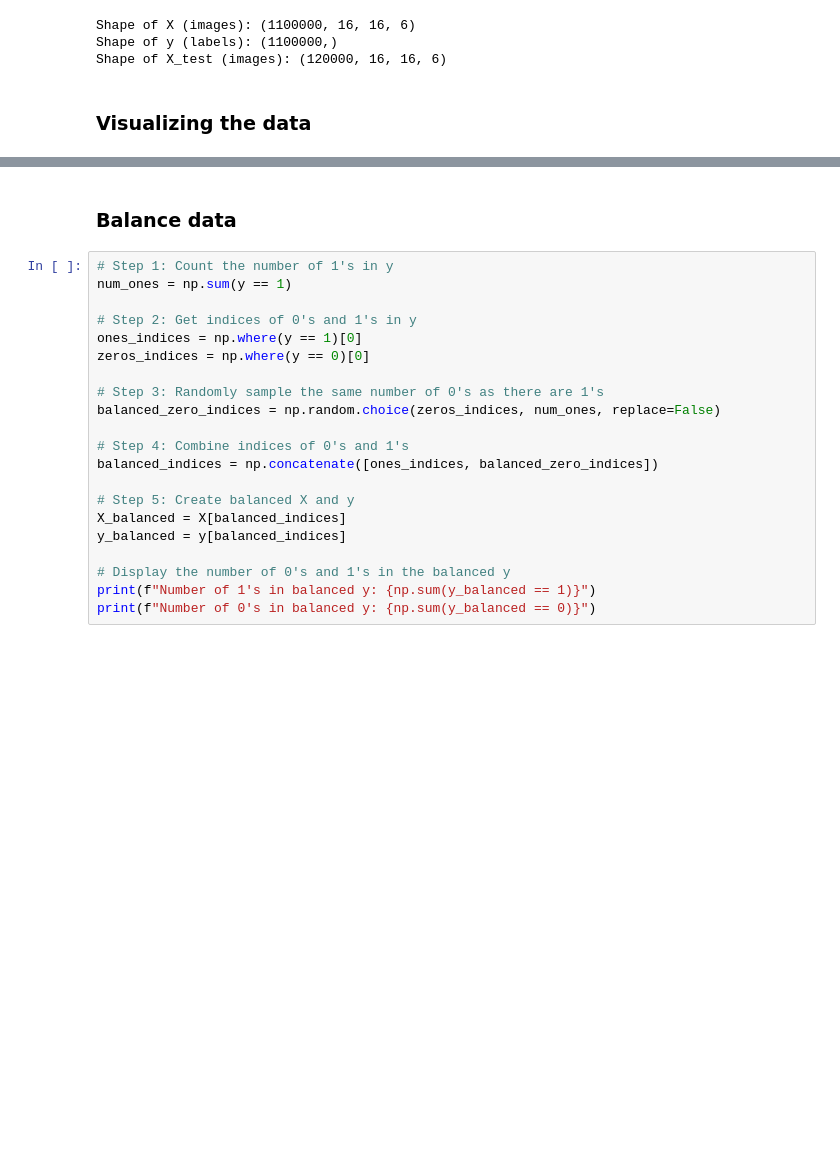
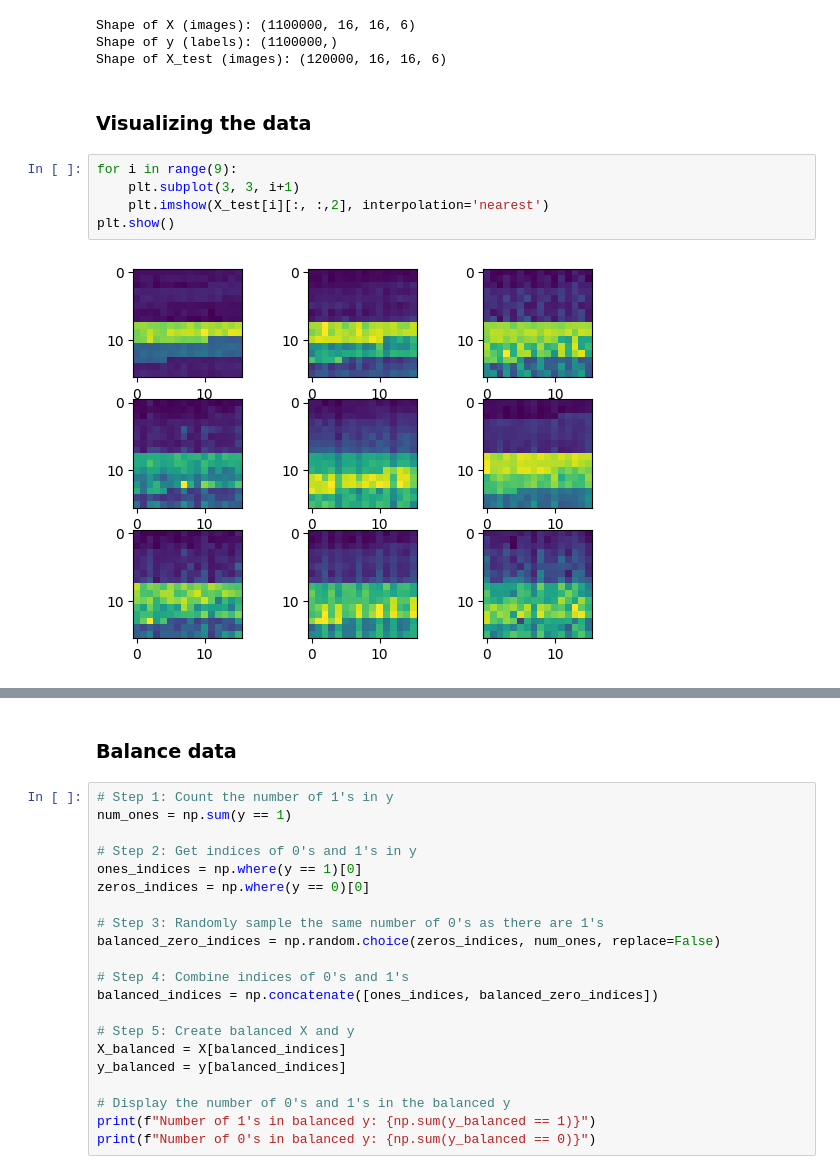
Before and after one commit to deathrider69/human-settlement-detection, a Jupyter notebook: gcim_challenge_baseline_models.ipynb, the cells around one changed output, grey strips where cells are left out. Cells and saved outputs as stored; diff of their text form; blank space fills up the shorter version.

```diff
--- a/gcim_challenge_baseline_models.ipynb
+++ b/gcim_challenge_baseline_models.ipynb
@@ -36,3 +59,10 @@ Shape of y (labels): (1100000,)
 Shape of X_test (images): (120000, 16, 16, 6)
 # %% [markdown]
 ### Visualizing the data
+# %%
+for i in range(9):
+    plt.subplot(3, 3, i+1)
+    plt.imshow(X_test[i][:, :,2], interpolation='nearest')
+plt.show()
+# %% [output]
+[figure, added]
```
Also changed, not shown: parts of 4 cells of this notebook.
